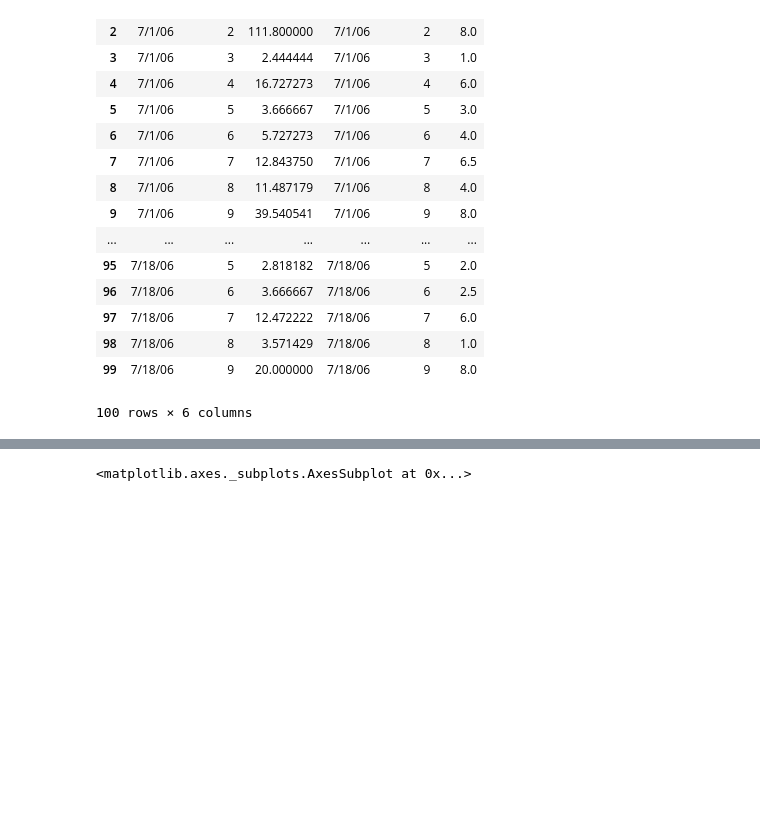
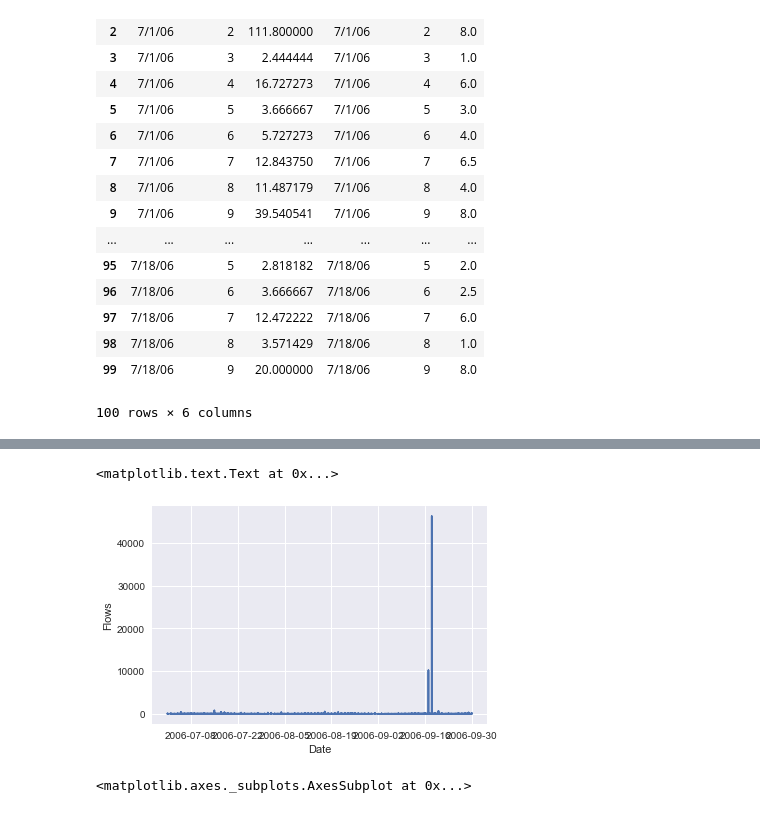
Before and after one commit to astarr8181/bot_net, a Jupyter notebook: bot_net_explore.ipynb, the cells around one changed output, grey strips where cells are left out. Cells and saved outputs as stored; diff of their text form; code cells hidden in the pictures; blank space fills up the shorter version.

Commit message:
date reformat and more plots

```diff
--- a/bot_net_explore.ipynb
+++ b/bot_net_explore.ipynb
@@ -139,4 +139,4 @@ df_mean_med_flows.head(100)
 # %%
 df_mean_med_flows.columns = ['Date','Local_IP', 'Flows_Mean', 'Date1','IP1', 'Flows_Median']
 # %%
-df_mean_med_flows.drop(['Date1', 'IP1'], axis=1)
+df = df_mean_med_flows.drop(['Date1', 'IP1'], axis=1)
@@ -161,0 +143,3 @@ df_mean_med_flows.drop(['Date1', 'IP1'], axis=1)
+# %%
+df['Date'] = pd.to_datetime(df.Date)
+df.head(10)
@@ -162,3 +179,16 @@ df_mean_med_flows.drop(['Date1', 'IP1'], axis=1)
+# %%
+#if df["Local_IP"] = 0
+
+x = df['Date']
+y = df['Flows_Mean']
+plt.plot(x,y)
+plt.xlabel('Date')
+plt.ylabel('Flows')
+
+#y2 = df['Flows_Median']
+# %% [output]
+<matplotlib.text.Text at 0x...>
+[figure, added]
 # %%
 df.plot()
 # %% [output]
```
Also changed, not shown: parts of 3 cells of this notebook, 1 other file.
